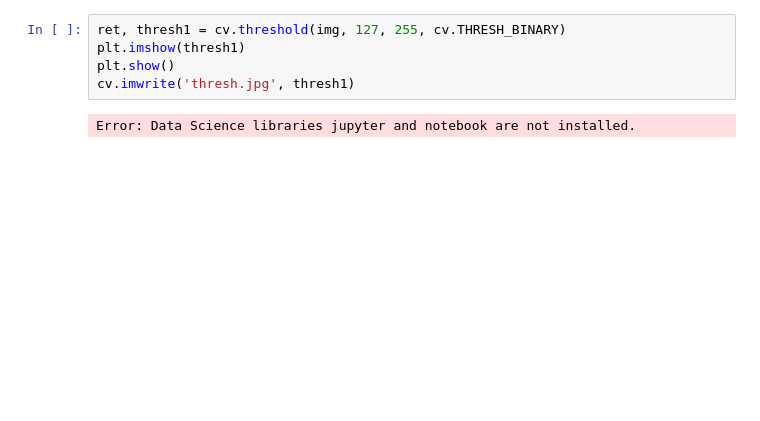
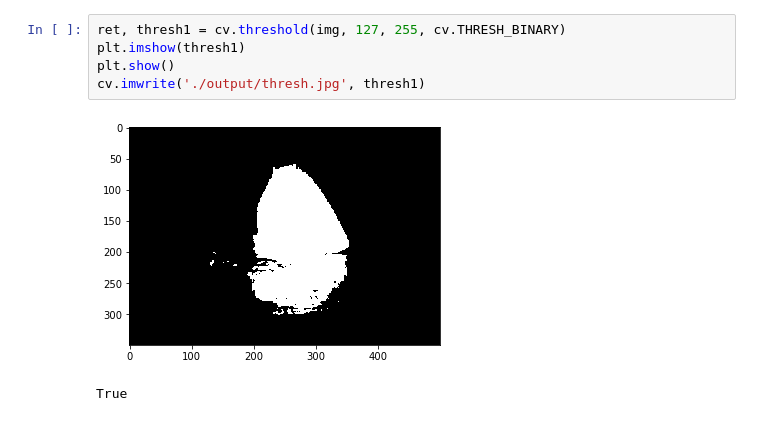
Before and after one commit to tibitTW/collage-senior-project, a Jupyter notebook: CV/20200207.ipynb, the cells around one changed output. Saved outputs shown, nothing was run; the diff lists cells and outputs as text; blank space fills up the shorter version.

```diff
--- a/CV/20200207.ipynb
+++ b/CV/20200207.ipynb
@@ -29,8 +30,9 @@ Error: Data Science libraries jupyter and notebook are not installed.
 # %%
 ret, thresh1 = cv.threshold(img, 127, 255, cv.THRESH_BINARY)
 plt.imshow(thresh1)
 plt.show()
-cv.imwrite('thresh.jpg', thresh1)
+cv.imwrite('./output/thresh.jpg', thresh1)
 # %% [output]
+[figure, added]
-Error: Data Science libraries jupyter and notebook are not installed.
+True
 # %%
```
Also changed, not shown: parts of 11 cells of this notebook, 7 other files.
